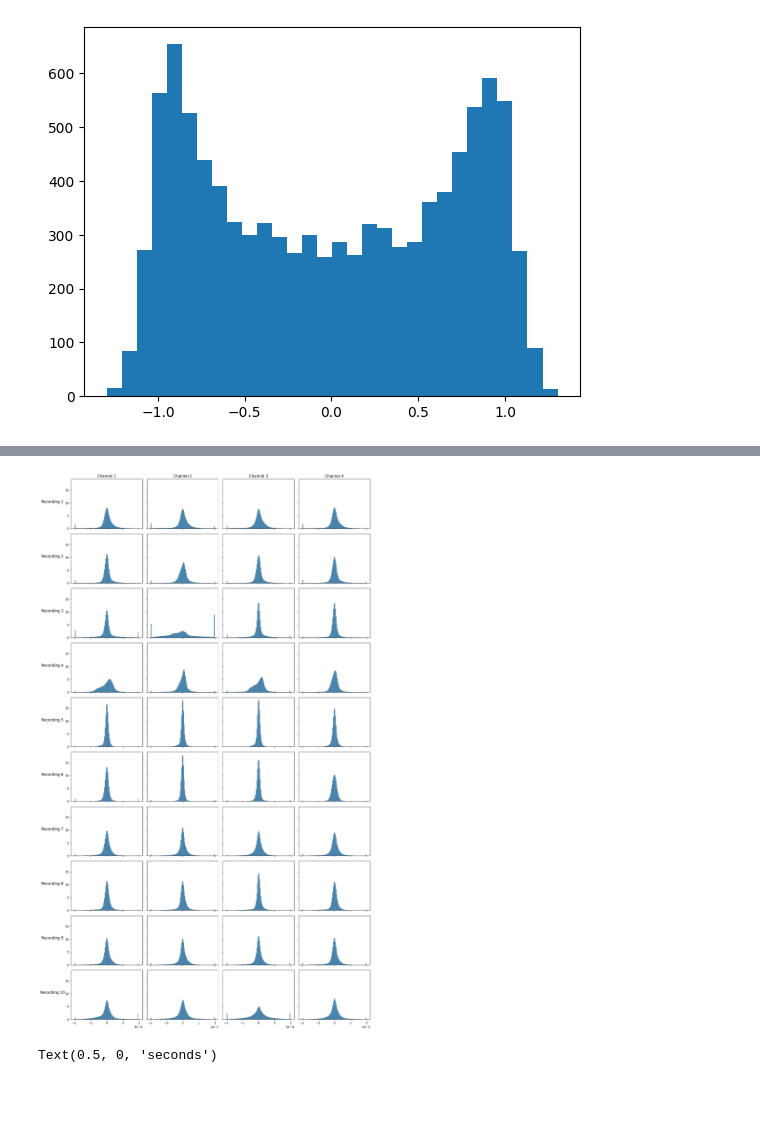
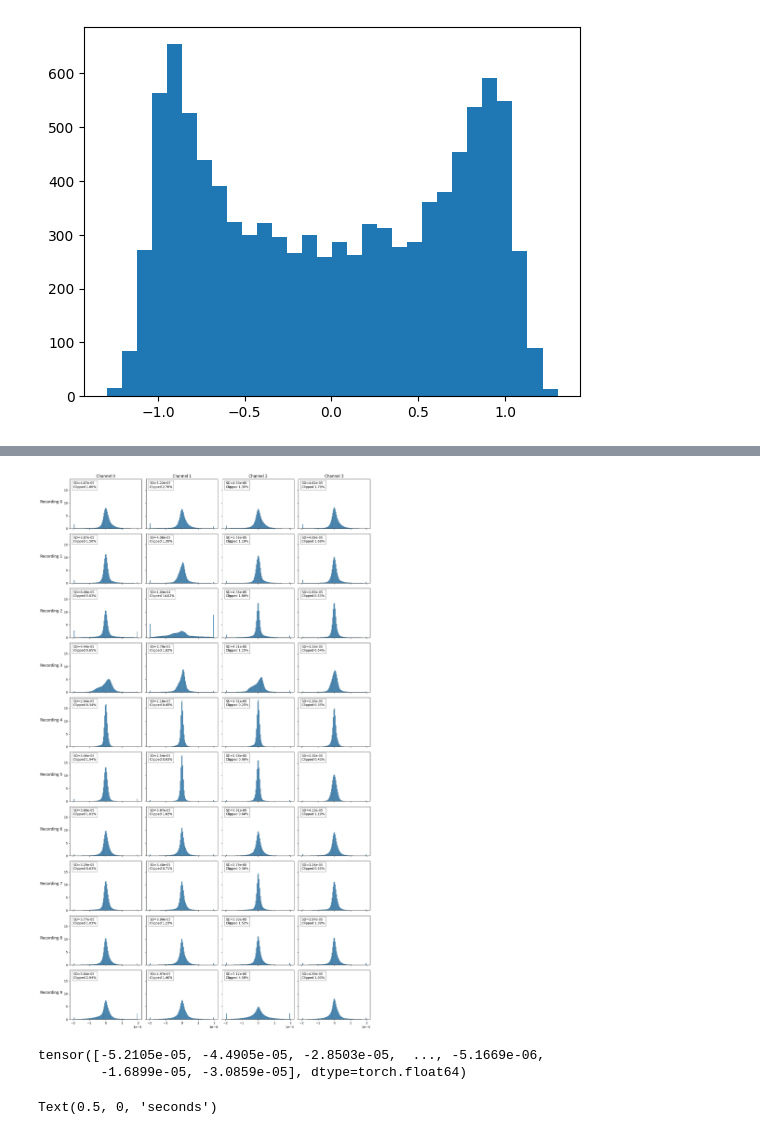
Before and after one commit to Skovorp/neural_foundation, a Jupyter notebook: src/preproc_2.ipynb, the cells around one changed output, grey strips where cells are left out. Drawn from its saved outputs; the diff is of its cells as text; code cells hidden in the pictures; blank space fills up the shorter version.

Commit message:
add clipped section calculation

```diff
--- a/src/preproc_2.ipynb
+++ b/src/preproc_2.ipynb
@@ -248,31 +248,41 @@ for sf in sample_files:
 # %%
 import seaborn as sns
 
 _, axs = plt.subplots(nrows=10, ncols=4, figsize=(15, 25), sharey=True, sharex=True)
 
 for i in range(10):
     for ch in range(4):
         data = pd10[i][ch, :].numpy()
         data = np.clip(data, -1.95e-4, 1.95e-4)
         sns.histplot(data, bins=100, binrange=(-0.0002, 0.0002), stat='percent', ax=axs[i][ch])
         axs[i][ch].ticklabel_format(axis='x', style='sci', scilimits=(0, 0))
 
+        part_clipped = (np.abs(data) > 1.94e-4).sum() / data.shape[0]
+        axs[i][ch].text(0.05, 0.95, f'SD={np.std(data):.2e}\nClipped {100 * part_clipped:.2f}%', transform=axs[i][ch].transAxes,
+                        verticalalignment='top', bbox=dict(facecolor='white', alpha=0.5))
+
+
 
 
 # Add column titles for channels
-for ax, col in zip(axs[0], ['Channel 1', 'Channel 2', 'Channel 3', 'Channel 4']):
+for ax, col in zip(axs[0], ['Channel 0', 'Channel 1', 'Channel 2', 'Channel 3']):
     ax.set_title(col)
 
 # Add row titles for recordings
-for ax, row in zip(axs[:, 0], [f'Recording {i}' for i in range(1, 11)]):
+for ax, row in zip(axs[:, 0], [f'Recording {i}' for i in range(10)]):
     ax.set_ylabel(row, rotation=0, size='large', labelpad=40)
 
 plt.tight_layout()
 plt.show()
 
 None
 # %% [output]
-[figure, old version]
+[figure, new version]
+# %%
+data
+# %% [output]
+tensor([-5.2105e-05, -4.4905e-05, -2.8503e-05,  ..., -5.1669e-06,
+        -1.6899e-05, -3.0859e-05], dtype=torch.float64)
 # %%
 data = pd10[3][0, :]
 data = np.clip(data, -1.95e-4, 1.95e-4)
```
Also changed, not shown: parts of 9 cells of this notebook.
